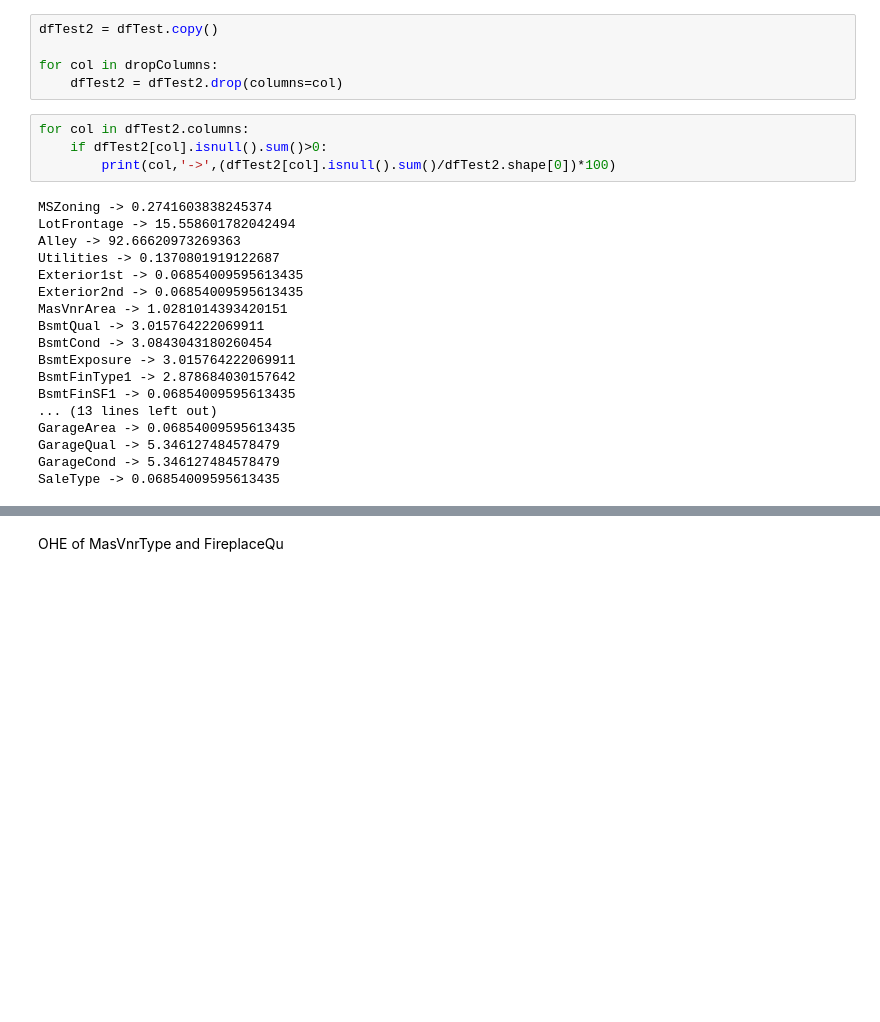
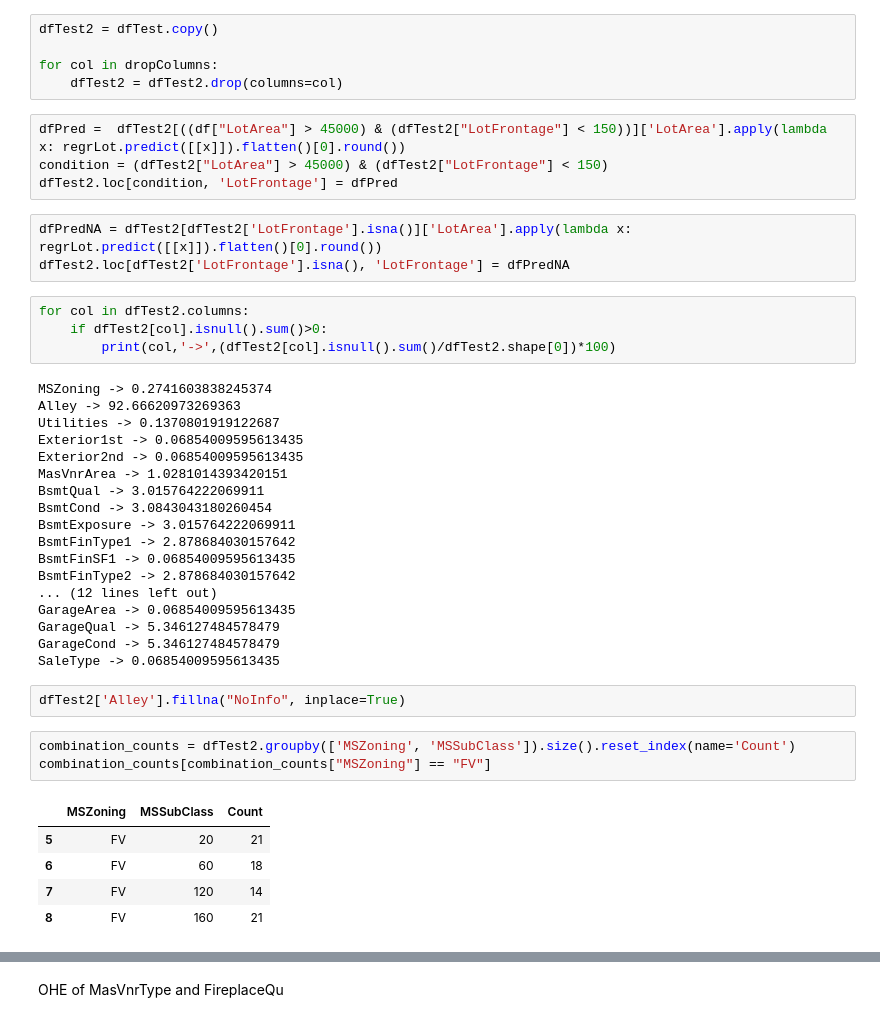
Before and after one commit to shafiqazam/Kaggle, a Jupyter notebook: home-data-for-ml-course/code/main_3.ipynb, the cells around one changed output, grey strips where cells are left out. Drawn from its saved outputs; the diff is of its cells as text; blank space fills up the shorter version.

```diff
--- a/home-data-for-ml-course/code/main_3.ipynb
+++ b/home-data-for-ml-course/code/main_3.ipynb
@@ -432,13 +432,19 @@ dfTest2 = dfTest.copy()
 
 for col in dropColumns:
     dfTest2 = dfTest2.drop(columns=col)
+# %%
+dfPred =  dfTest2[((df["LotArea"] > 45000) & (dfTest2["LotFrontage"] < 150))]['LotArea'].apply(lambda x: regrLot.predict([[x]]).flatten()[0].round())
+condition = (dfTest2["LotArea"] > 45000) & (dfTest2["LotFrontage"] < 150)
+dfTest2.loc[condition, 'LotFrontage'] = dfPred
+# %%
+dfPredNA = dfTest2[dfTest2['LotFrontage'].isna()]['LotArea'].apply(lambda x: regrLot.predict([[x]]).flatten()[0].round())
+dfTest2.loc[dfTest2['LotFrontage'].isna(), 'LotFrontage'] = dfPredNA
 # %%
 for col in dfTest2.columns:
     if dfTest2[col].isnull().sum()>0:
         print(col,'->',(dfTest2[col].isnull().sum()/dfTest2.shape[0])*100)
 # %% [output]
 MSZoning -> 0.2741603838245374
-LotFrontage -> 15.558601782042494
 Alley -> 92.66620973269363
 Utilities -> 0.1370801919122687
 Exterior1st -> 0.06854009595613435
@@ -449,8 +455,20 @@ BsmtCond -> 3.0843043180260454
 BsmtExposure -> 3.015764222069911
 BsmtFinType1 -> 2.878684030157642
 BsmtFinSF1 -> 0.06854009595613435
-... (13 lines left out)
+BsmtFinType2 -> 2.878684030157642
+... (12 lines left out)
 GarageArea -> 0.06854009595613435
 GarageQual -> 5.346127484578479
 GarageCond -> 5.346127484578479
 SaleType -> 0.06854009595613435
+# %%
+dfTest2['Alley'].fillna("NoInfo", inplace=True)
+# %%
+combination_counts = dfTest2.groupby(['MSZoning', 'MSSubClass']).size().reset_index(name='Count')
+combination_counts[combination_counts["MSZoning"] == "FV"]
+# %% [output]
+|  | MSZoning | MSSubClass | Count |
+| 5 | FV | 20 | 21 |
+| 6 | FV | 60 | 18 |
+| 7 | FV | 120 | 14 |
+| 8 | FV | 160 | 21 |
```
Also changed, not shown: parts of 1 cell of this notebook, 16 other files.
